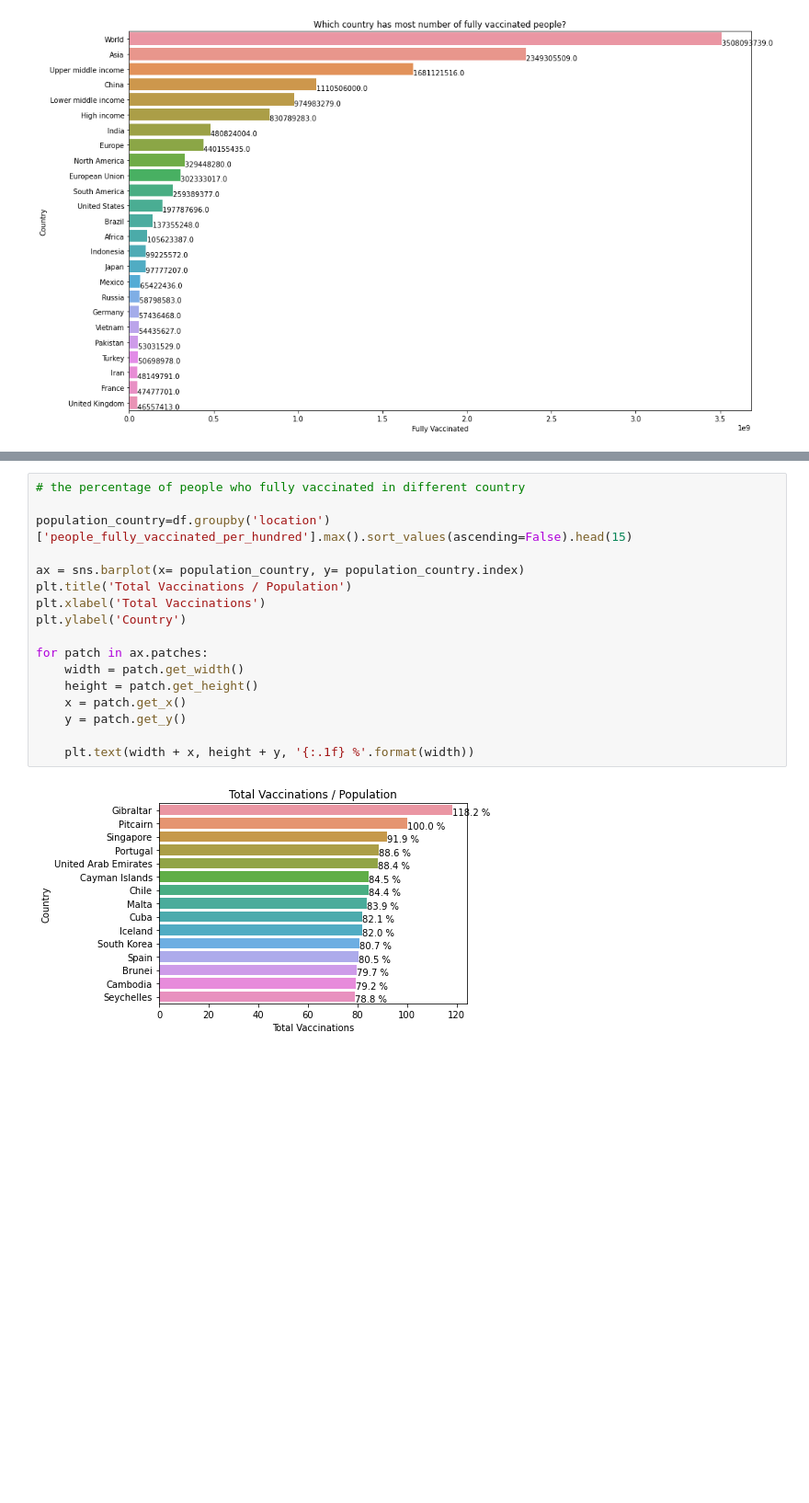
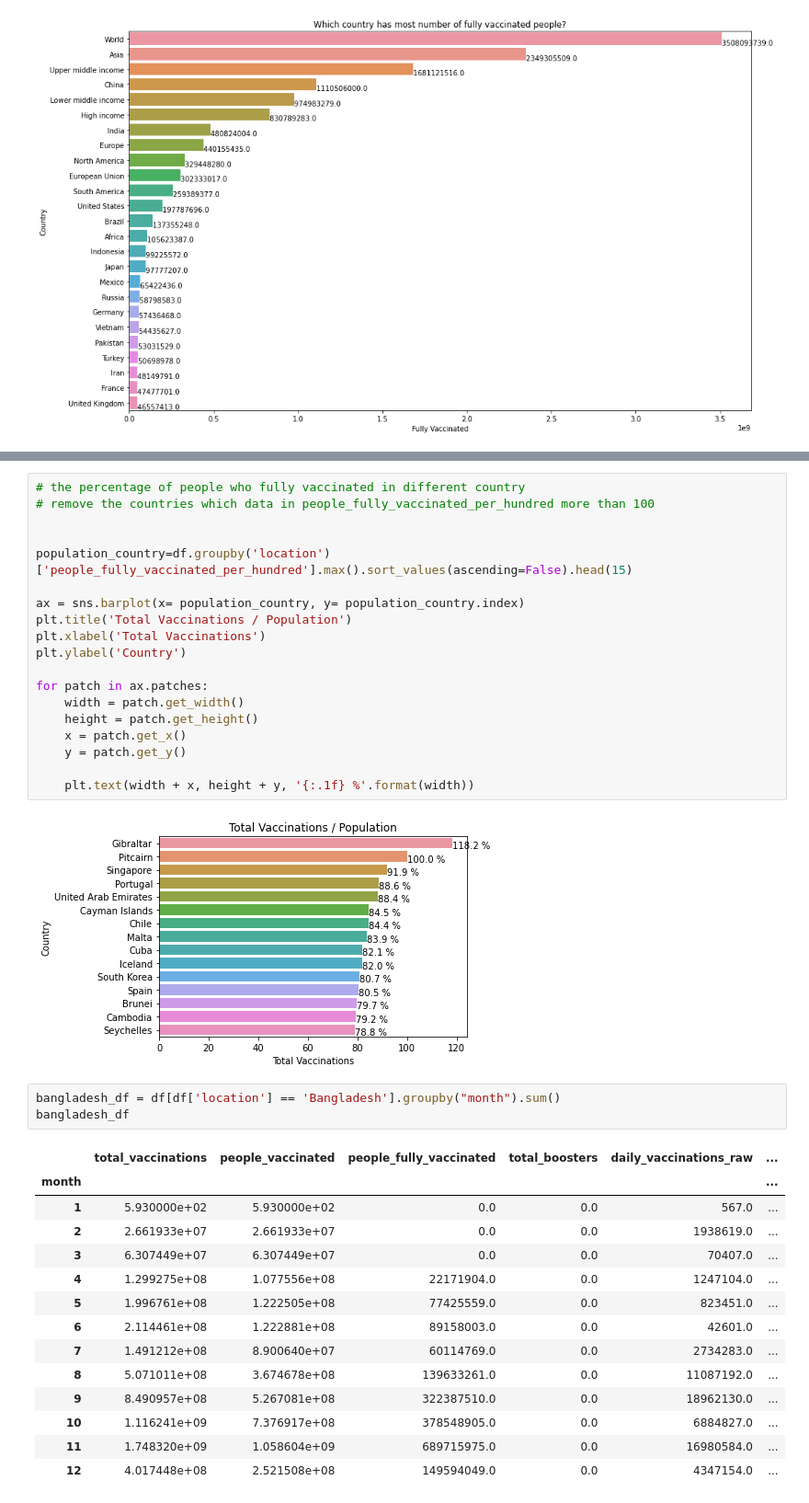
Before and after one commit to augustinexu/2021Fall_finals, a Jupyter notebook: final.ipynb, the cells around one changed output, grey strips where cells are left out. Shown at 92% size. Saved outputs shown, nothing was run; the diff lists cells and outputs as text; blank space fills up the shorter version.

```diff
--- a/final.ipynb
+++ b/final.ipynb
@@ -286,5 +300,7 @@ for patch in ax.patches:
 # %%
 # the percentage of people who fully vaccinated in different country
+# remove the countries which data in people_fully_vaccinated_per_hundred more than 100
+
 
 population_country=df.groupby('location')['people_fully_vaccinated_per_hundred'].max().sort_values(ascending=False).head(15)
 
@@ -302,3 +318,21 @@ for patch in ax.patches:
     plt.text(width + x, height + y, '{:.1f} %'.format(width))
 # %% [output]
 [figure]
+# %%
+bangladesh_df = df[df['location'] == 'Bangladesh'].groupby("month").sum()
+bangladesh_df
+# %% [output]
+|  | total_vaccinations | people_vaccinated | people_fully_vaccinated | total_boosters | daily_vaccinations_raw | ... |
+| month |  |  |  |  |  | ... |
+| 1 | 5.930000e+02 | 5.930000e+02 | 0.0 | 0.0 | 567.0 | ... |
+| 2 | 2.661933e+07 | 2.661933e+07 | 0.0 | 0.0 | 1938619.0 | ... |
+| 3 | 6.307449e+07 | 6.307449e+07 | 0.0 | 0.0 | 70407.0 | ... |
+| 4 | 1.299275e+08 | 1.077556e+08 | 22171904.0 | 0.0 | 1247104.0 | ... |
+| 5 | 1.996761e+08 | 1.222505e+08 | 77425559.0 | 0.0 | 823451.0 | ... |
+| 6 | 2.114461e+08 | 1.222881e+08 | 89158003.0 | 0.0 | 42601.0 | ... |
+| 7 | 1.491212e+08 | 8.900640e+07 | 60114769.0 | 0.0 | 2734283.0 | ... |
+| 8 | 5.071011e+08 | 3.674678e+08 | 139633261.0 | 0.0 | 11087192.0 | ... |
+| 9 | 8.490957e+08 | 5.267081e+08 | 322387510.0 | 0.0 | 18962130.0 | ... |
+| 10 | 1.116241e+09 | 7.376917e+08 | 378548905.0 | 0.0 | 6884827.0 | ... |
+| 11 | 1.748320e+09 | 1.058604e+09 | 689715975.0 | 0.0 | 16980584.0 | ... |
+| 12 | 4.017448e+08 | 2.521508e+08 | 149594049.0 | 0.0 | 4347154.0 | ... |
```
Also changed, not shown: parts of 4 cells of this notebook.
